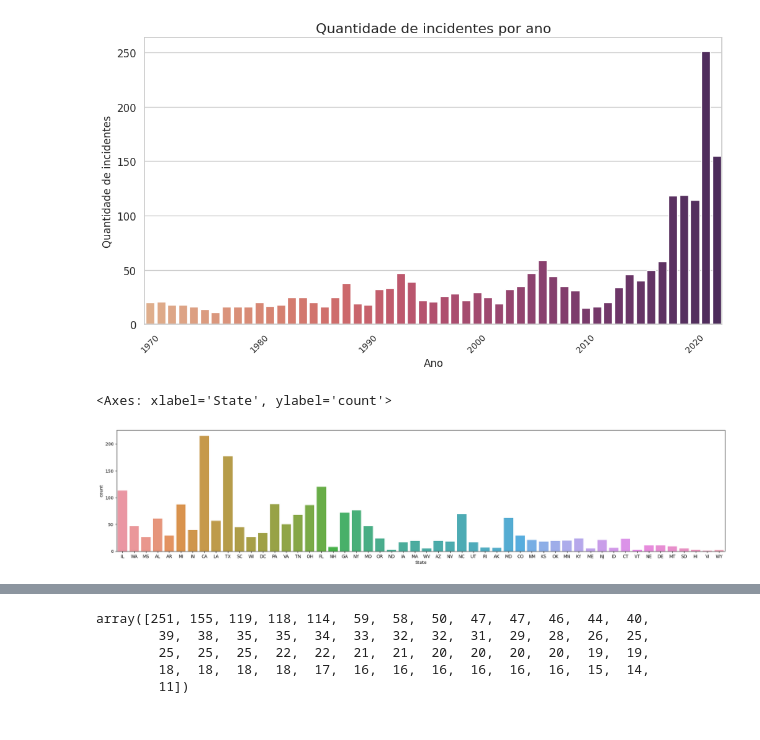
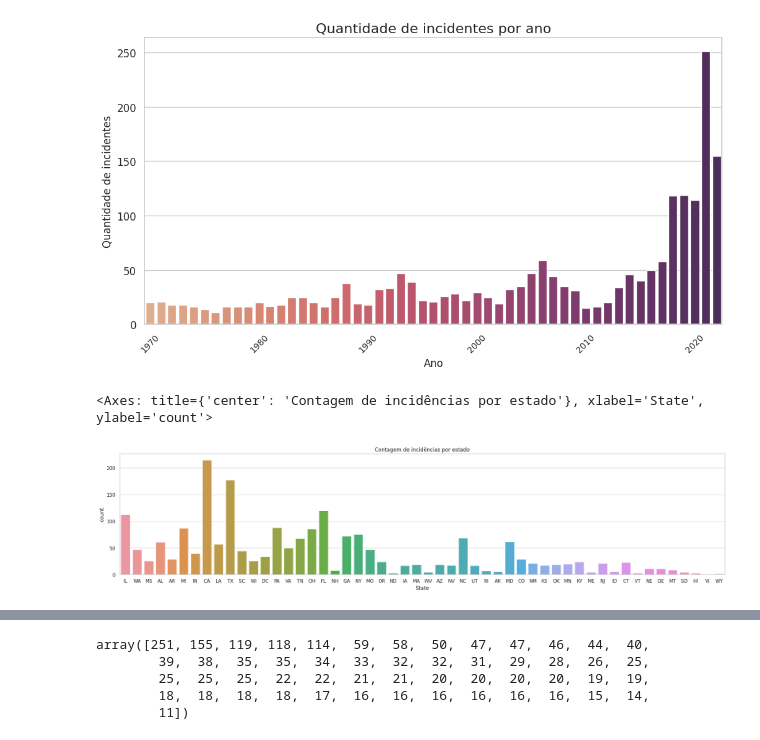
Before and after one commit to mariliabrito/gunviolence, a Jupyter notebook: Violência_Escolar.ipynb, the cells around one changed output, grey strips where cells are left out. Cells and saved outputs as stored; diff of their text form; code cells hidden in the pictures.

```diff
--- a/Violência_Escolar.ipynb
+++ b/Violência_Escolar.ipynb
@@ -490,10 +490,11 @@ plt.show
 [figure]
 # %%
 fig = plt.figure(figsize=(25,5))
+plt.title('Contagem de incidências por estado')
 sns.countplot(x=df_incid["State"])
 # %% [output]
-<Axes: xlabel='State', ylabel='count'>
+<Axes: title={'center': 'Contagem de incidências por estado'}, xlabel='State', ylabel='count'>
-[figure, old version]
+[figure, new version]
 # %%
 fig = plt.figure(figsize=(25,5))
 sns.countplot(x=df_incid["Year"], hue=df_incid['Preplanned'])
```
Also changed, not shown: parts of 4 cells of this notebook.
